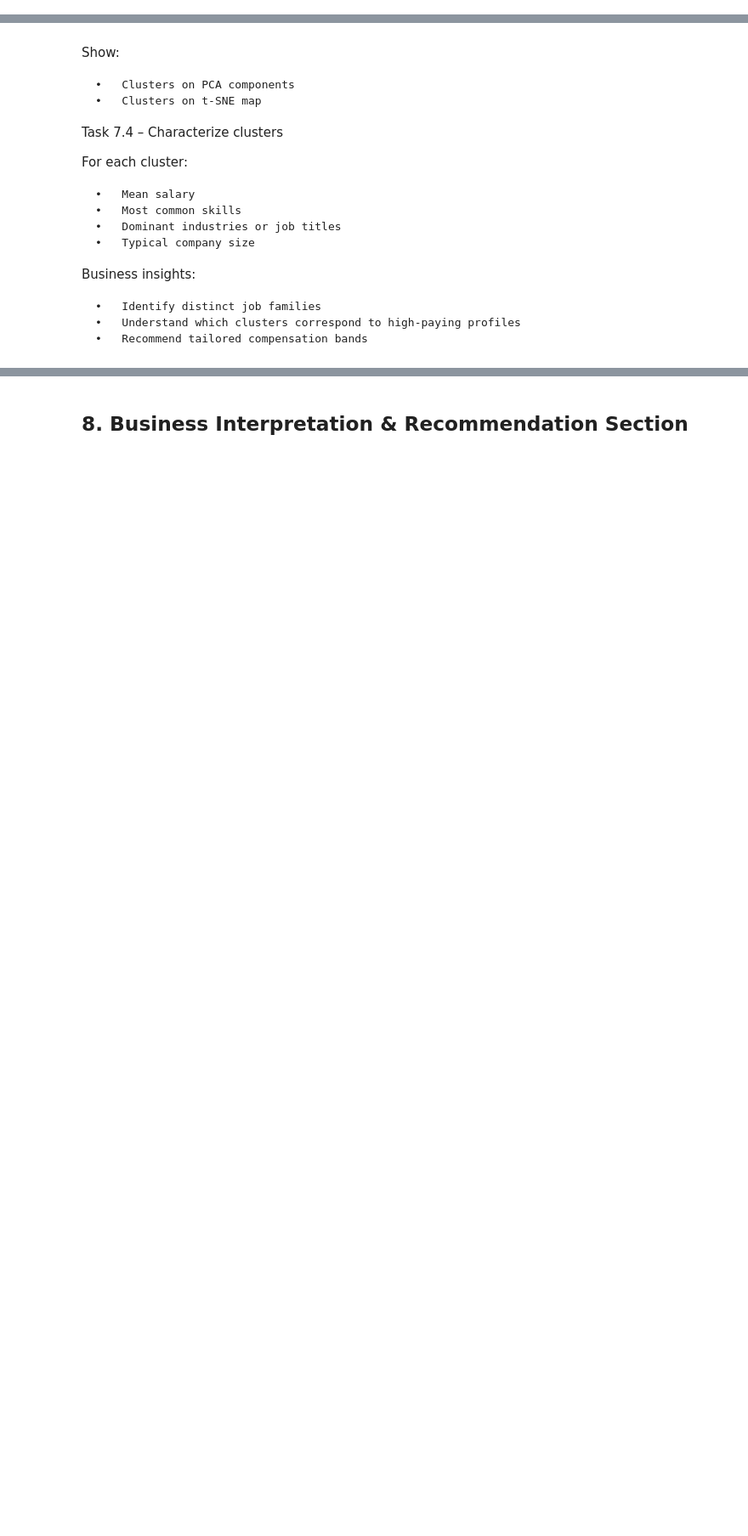
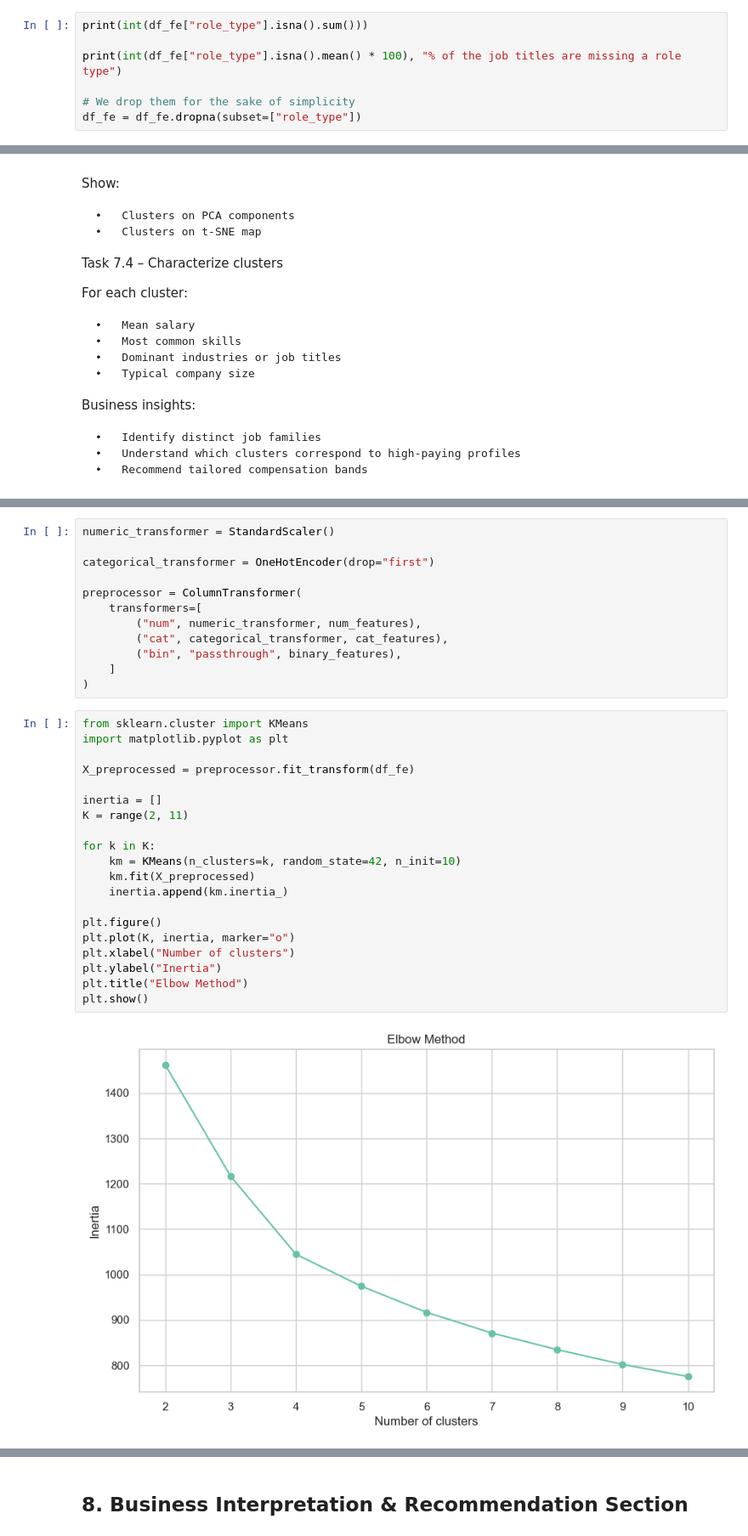
Before and after one commit to yassineerraji/Business-Data-Science-Project, a Jupyter notebook: notebook.ipynb, the cells around one changed output, grey strips where cells are left out. Shown: that part at 85% size. Saved outputs shown, nothing was run; the diff lists cells and outputs as text; blank space fills up the shorter version.

Commit message:
Clustering

```diff
--- a/notebook.ipynb
+++ b/notebook.ipynb
@@ -550,3 +550,10 @@ df_fe.head()
 | 2 | Data Scientist | $80K-$90K (Glassdoor est.) | 4.8 | KnowBe4\n4.8 | Clearwater, FL | 501 to 1000 employees | 2010 | Company - Private | ... |
 | 3 | Data Scientist | $56K-$97K (Glassdoor est.) | 3.8 | PNNL\n3.8 | Richland, WA | 1001 to 5000 employees | 1965 | Government | ... |
 | 4 | Data Scientist | $86K-$143K (Glassdoor est.) | 2.9 | Affinity Solutions\n2.9 | New York, NY | 51 to 200 employees | 1998 | Company - Private | ... |
+# %%
+print(int(df_fe["role_type"].isna().sum()))
+
+print(int(df_fe["role_type"].isna().mean() * 100), "% of the job titles are missing a role type")
+
+# We drop them for the sake of simplicity
+df_fe = df_fe.dropna(subset=["role_type"])
@@ -705,0 +789,34 @@ Business insights:
+# %%
+numeric_transformer = StandardScaler()
+
+categorical_transformer = OneHotEncoder(drop="first")
+
+preprocessor = ColumnTransformer(
+    transformers=[
+        ("num", numeric_transformer, num_features),
+        ("cat", categorical_transformer, cat_features),
+        ("bin", "passthrough", binary_features),
+    ]
+)
+# %%
+from sklearn.cluster import KMeans
+import matplotlib.pyplot as plt
+
+X_preprocessed = preprocessor.fit_transform(df_fe)
+
+inertia = []
+K = range(2, 11)
+
+for k in K:
+    km = KMeans(n_clusters=k, random_state=42, n_init=10)
+    km.fit(X_preprocessed)
+    inertia.append(km.inertia_)
+
+plt.figure()
+plt.plot(K, inertia, marker="o")
+plt.xlabel("Number of clusters")
+plt.ylabel("Inertia")
+plt.title("Elbow Method")
+plt.show()
+# %% [output]
+[figure, added]
```
Also changed, not shown: parts of 19 cells of this notebook.
